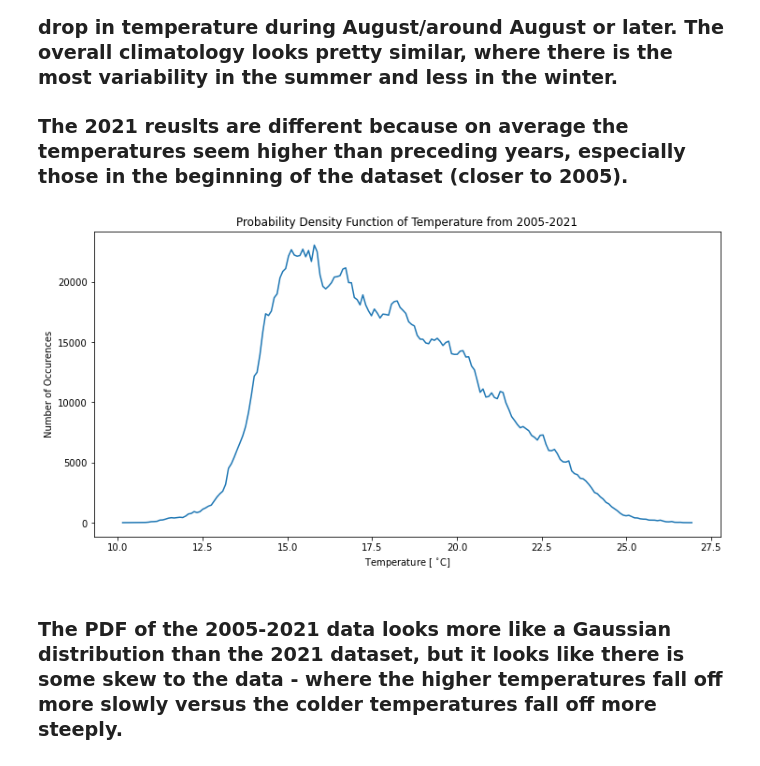
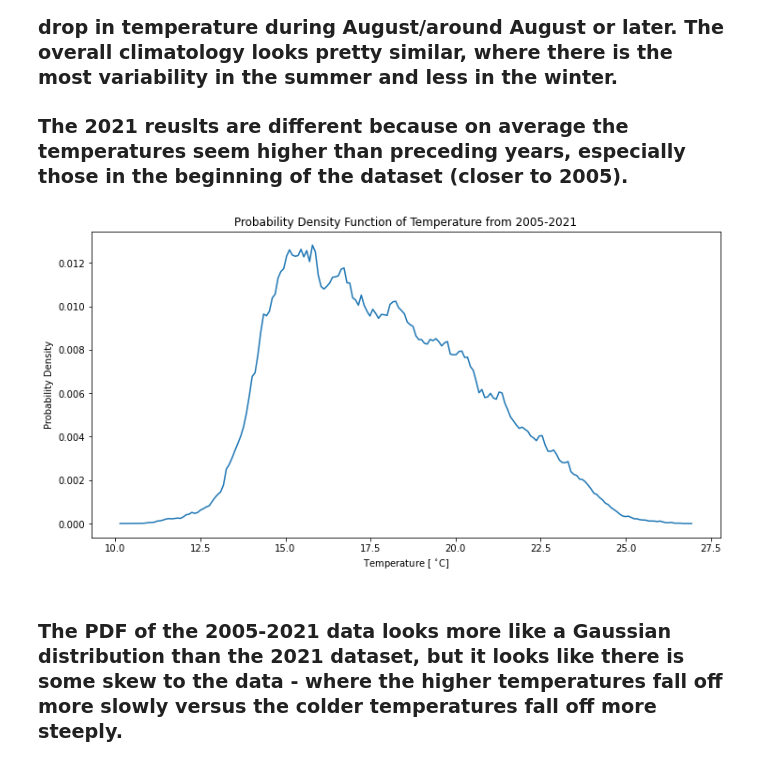
Before and after one commit to boatwrva/sioc221a, a Jupyter notebook: week1/Boatwright_HW1.ipynb, the cells around one changed output. Cells and saved outputs as stored; diff of their text form; code cells hidden in the pictures.

```diff
--- a/week1/Boatwright_HW1.ipynb
+++ b/week1/Boatwright_HW1.ipynb
@@ -183,16 +211,16 @@ plt.show()
 # %%
 # part c: empirical probability density function
 
 [num_bin,bin_edges] = np.histogram(SP.temp[~np.isnan(SP.temp)],bins=200)
 
 mid_bins = (bin_edges[1:]+bin_edges[0:-1])/2
 
 fig,ax = plt.subplots(1,1,figsize=(12,6))
-plt.plot(mid_bins,num_bin)
+plt.plot(mid_bins,num_bin/sum(num_bin))
 ax.set_title('Probability Density Function of Temperature from 2005-2021')
-ax.set_xlabel(r'Temperature [ $^{\circ} $C]'); ax.set_ylabel('Number of Occurences')
+ax.set_xlabel(r'Temperature [ $^{\circ} $C]'); ax.set_ylabel('Probability Density')
 plt.show()
 # %% [output]
-[figure, old version]
+[figure, new version]
 # %% [markdown]
 ### The PDF of the 2005-2021 data looks more like a Gaussian distribution than the 2021 dataset, but it looks like there is some skew to the data - where the higher temperatures fall off more slowly versus the colder temperatures fall off more steeply.
```
Also changed, not shown: parts of 13 cells of this notebook, 1 other file.
